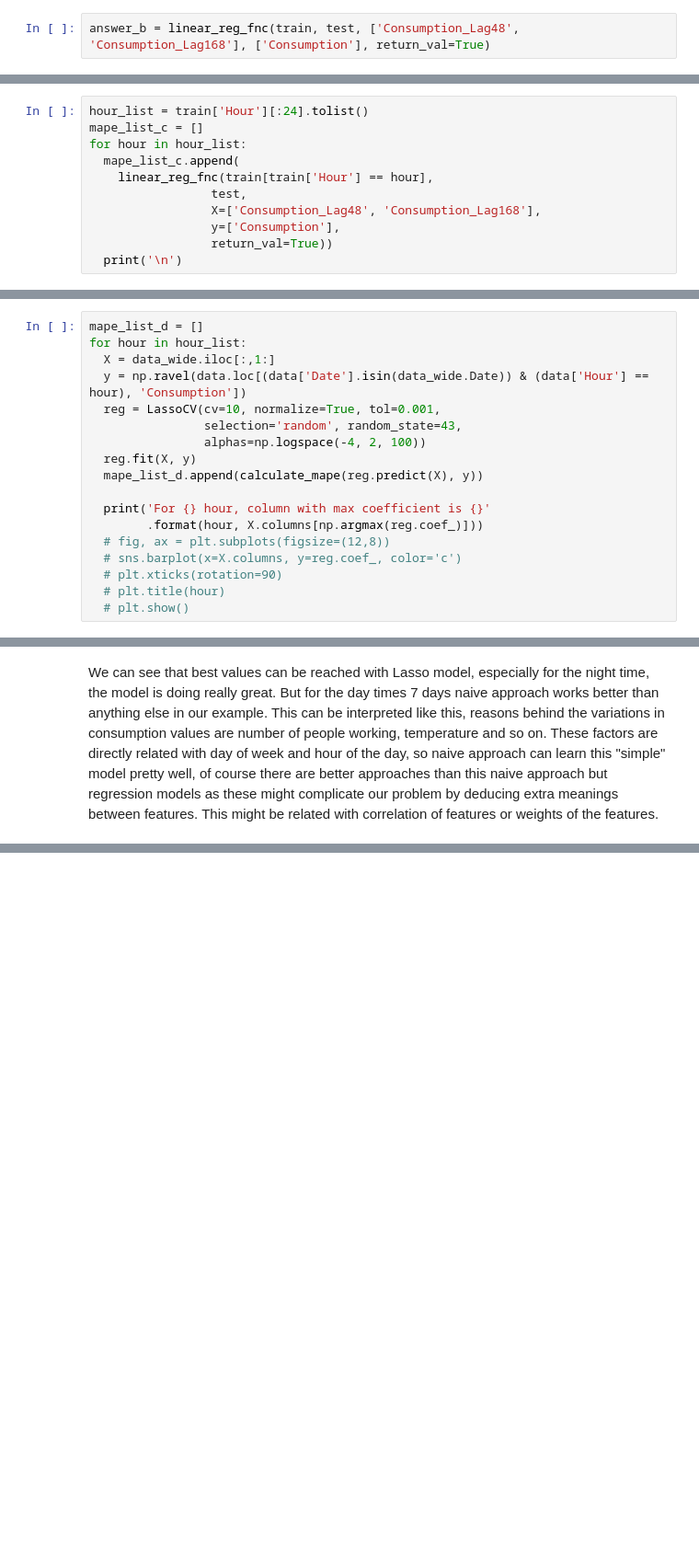
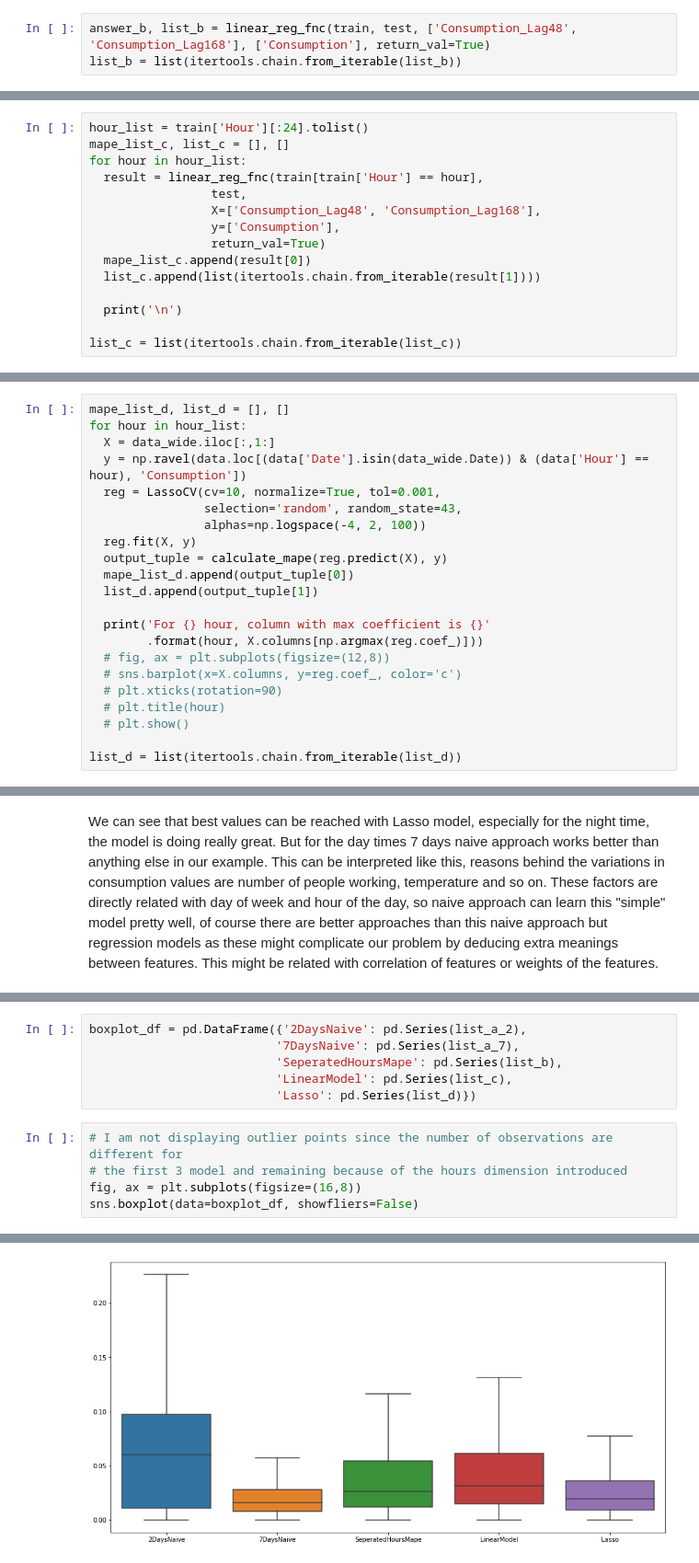
Before and after one commit to BU-IE-582/fall19-sarikayamerts, a Jupyter notebook: hw3/Assignment3.ipynb, the cells around one changed output, grey strips where cells are left out. Shown at 92% size. Saved outputs shown, nothing was run; the diff lists cells and outputs as text; blank space fills up the shorter version.

Commit message:
boxplot update

```diff
--- a/hw3/Assignment3.ipynb
+++ b/hw3/Assignment3.ipynb
@@ -163,5 +165,6 @@ def linear_reg_fnc(train_data, test_data, X, y, return_val=False):
 # %%
-answer_b = linear_reg_fnc(train, test, ['Consumption_Lag48', 'Consumption_Lag168'], ['Consumption'], return_val=True)
+answer_b, list_b = linear_reg_fnc(train, test, ['Consumption_Lag48', 'Consumption_Lag168'], ['Consumption'], return_val=True)
+list_b = list(itertools.chain.from_iterable(list_b))
 # %% [output]
 MAPE is 4.003013991176448
 Consumption = 1610.3746 + 0.3241 * Consumption_Lag48 + 0.6265 * Consumption_Lag168
@@ -169,15 +172,19 @@ Consumption = 1610.3746 + 0.3241 * Consumption_Lag48 + 0.6265 * Consumption_Lag1
 ## c) Analyzing each hour seperately
 # %%
 hour_list = train['Hour'][:24].tolist()
-mape_list_c = []
+mape_list_c, list_c = [], []
 for hour in hour_list:
-  mape_list_c.append(
-    linear_reg_fnc(train[train['Hour'] == hour],
+  result = linear_reg_fnc(train[train['Hour'] == hour],
                  test,
                  X=['Consumption_Lag48', 'Consumption_Lag168'],
                  y=['Consumption'],
-                 return_val=True))
+                 return_val=True)
+  mape_list_c.append(result[0])
+  list_c.append(list(itertools.chain.from_iterable(result[1])))
+
   print('\n')
+
+list_c = list(itertools.chain.from_iterable(list_c))
 # %% [output]
 MAPE is 5.153399727337642
 Consumption = 2388.0149 + 0.5022 * Consumption_Lag48 + 0.4207 * Consumption_Lag168
@@ -261,7 +268,7 @@ sns.heatmap(corr,
 <matplotlib.axes._subplots.AxesSubplot at 0x...>
 [figure]
 # %%
-mape_list_d = []
+mape_list_d, list_d = [], []
 for hour in hour_list:
   X = data_wide.iloc[:,1:]
   y = np.ravel(data.loc[(data['Date'].isin(data_wide.Date)) & (data['Hour'] == hour), 'Consumption'])
@@ -269,7 +276,9 @@ for hour in hour_list:
                 selection='random', random_state=43,
                 alphas=np.logspace(-4, 2, 100))
   reg.fit(X, y)
-  mape_list_d.append(calculate_mape(reg.predict(X), y))
+  output_tuple = calculate_mape(reg.predict(X), y)
+  mape_list_d.append(output_tuple[0])
+  list_d.append(output_tuple[1])
 
   print('For {} hour, column with max coefficient is {}'
         .format(hour, X.columns[np.argmax(reg.coef_)]))
@@ -278,6 +287,8 @@ for hour in hour_list:
   # plt.xticks(rotation=90)
   # plt.title(hour)
   # plt.show()
+
+list_d = list(itertools.chain.from_iterable(list_d))
 # %% [output]
 For 00:00 hour, column with max coefficient is Lag_day_2_hour_23
 For 01:00 hour, column with max coefficient is Lag_day_2_hour_23
@@ -341,0 +357,12 @@ We can see that best values can be reached with Lasso model, especially for the
+# %%
+boxplot_df = pd.DataFrame({'2DaysNaive': pd.Series(list_a_2),
+                          '7DaysNaive': pd.Series(list_a_7),
+                          'SeperatedHoursMape': pd.Series(list_b),
+                          'LinearModel': pd.Series(list_c),
+                          'Lasso': pd.Series(list_d)})
+# %%
+# I am not displaying outlier points since the number of observations are different for
+# the first 3 model and remaining because of the hours dimension introduced
+fig, ax = plt.subplots(figsize=(16,8))
+sns.boxplot(data=boxplot_df, showfliers=False)
+# %% [output]
@@ -341,0 +370 @@ We can see that best values can be reached with Lasso model, especially for the
+[figure, added]
```
Also changed, not shown: parts of 7 cells of this notebook, 1 other file.
